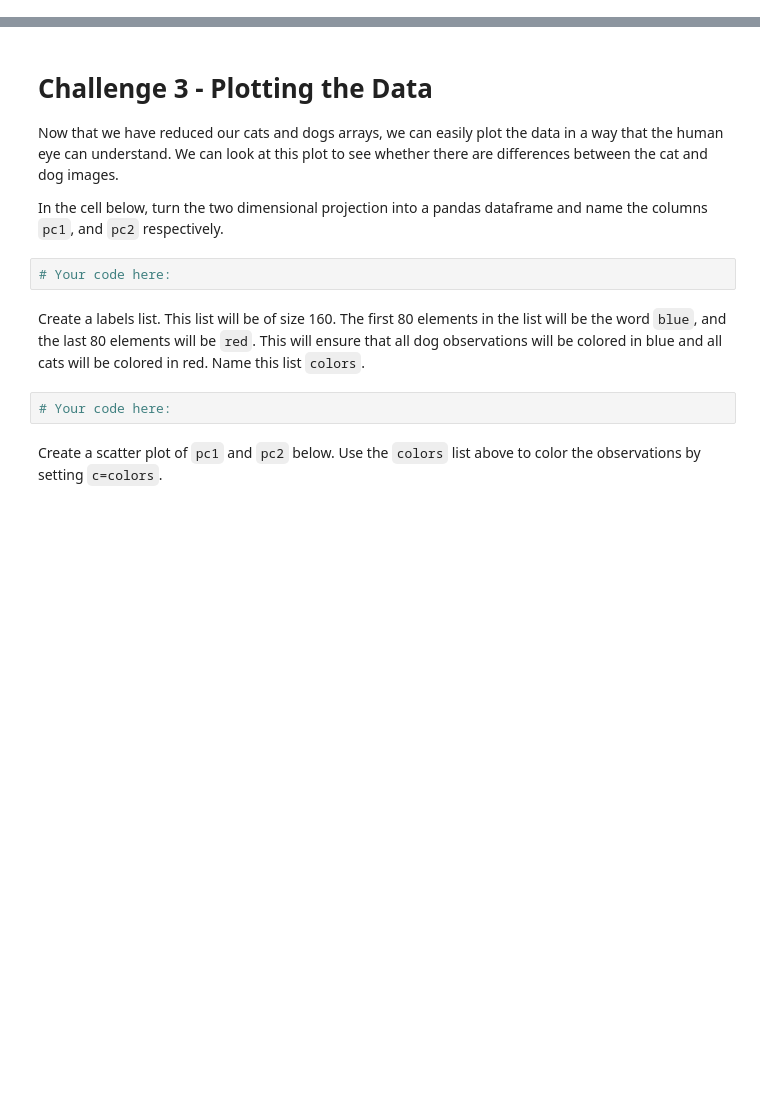
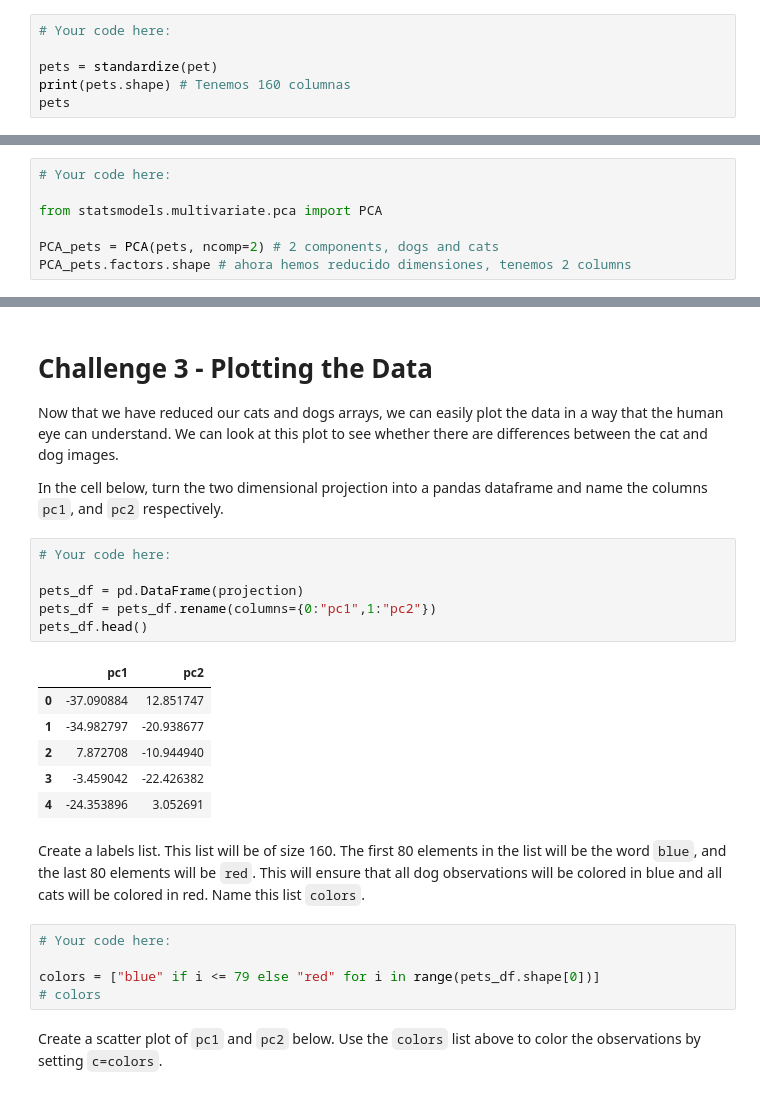
Before and after one commit to LiviaCanet/datamad0119, a Jupyter notebook: module-2/lab-pca/your-code/main.ipynb, the cells around one changed output, grey strips where cells are left out. Cells and saved outputs as stored; diff of their text form; blank space fills up the shorter version.

```diff
--- a/module-2/lab-pca/your-code/main.ipynb
+++ b/module-2/lab-pca/your-code/main.ipynb
@@ -85,0 +86,6 @@ Standardize the concatenated array below.
+# %%
+# Your code here:
+
+pets = standardize(pet)
+print(pets.shape) # Tenemos 160 columnas
+pets
@@ -93,0 +113,7 @@ Load the `PCA` function from `statsmodels` (read about this function [here](http
+# %%
+# Your code here:
+
+from statsmodels.multivariate.pca import PCA
+
+PCA_pets = PCA(pets, ncomp=2) # 2 components, dogs and cats
+PCA_pets.factors.shape # ahora hemos reducido dimensiones, tenemos 2 columns
@@ -105,12 +143,26 @@ Find the dot product of the transposed standardized pet matrix and the `factors`
 Now that we have reduced our cats and dogs arrays, we can easily plot the data in a way that the human eye can understand. We can look at this plot to see whether there are differences between the cat and dog images.
 
 In the cell below, turn the two dimensional projection into a pandas dataframe and name the columns `pc1`, and `pc2` respectively.
-# %%
-# Your code here:
+# %%
+# Your code here:
+
+pets_df = pd.DataFrame(projection)
+pets_df = pets_df.rename(columns={0:"pc1",1:"pc2"})
+pets_df.head()
+# %% [output]
+|  | pc1 | pc2 |
+| 0 | -37.090884 | 12.851747 |
+| 1 | -34.982797 | -20.938677 |
+| 2 | 7.872708 | -10.944940 |
+| 3 | -3.459042 | -22.426382 |
+| 4 | -24.353896 | 3.052691 |
 # %% [markdown]
 Create a labels list. This list will be of size 160. The first 80 elements in the list will be the word `blue`, and the last 80 elements will be `red`. This will ensure that all dog observations will be colored in blue and all cats will be colored in red. Name this list `colors`.
-# %%
-# Your code here:
+# %%
+# Your code here:
+
+colors = ["blue" if i <= 79 else "red" for i in range(pets_df.shape[0])]
+# colors
 # %% [markdown]
 Create a scatter plot of `pc1` and `pc2` below. Use the `colors` list above to color the observations by setting `c=colors`.
 # %%
```
Also changed, not shown: parts of 12 cells of this notebook.
